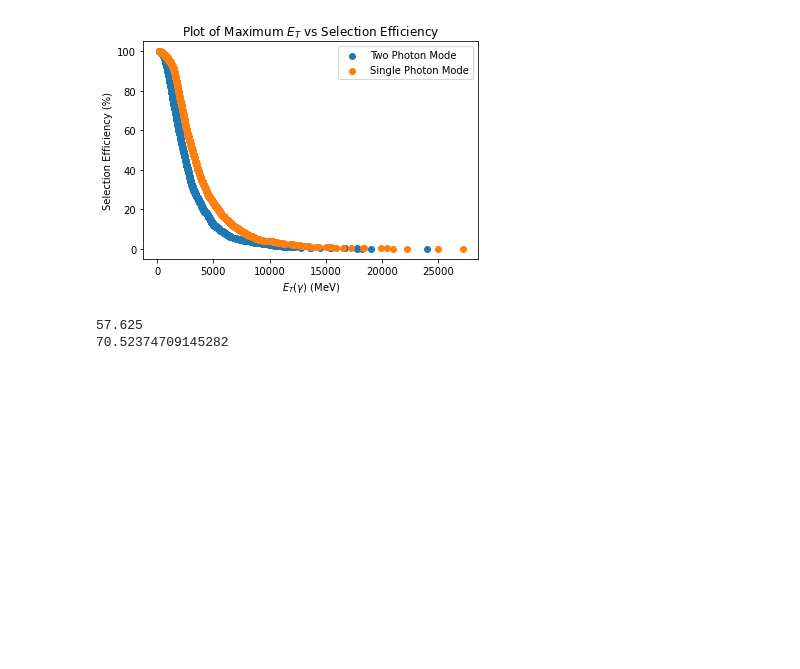
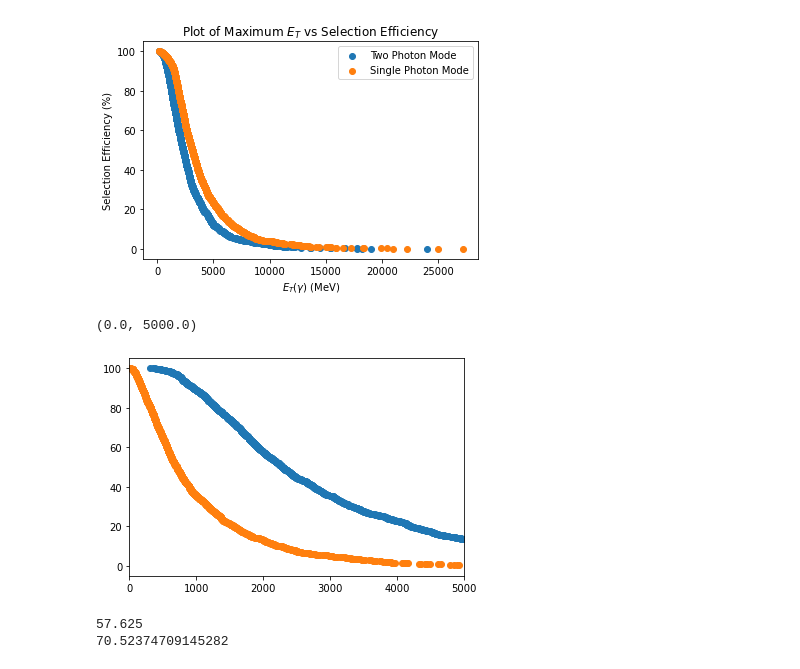
Before and after one commit to spemmaraju5/MSc-Physics-Monash-University, a Jupyter notebook: Research_Project/LHCb Starterkit/B_to_Kst_eta_eta_gamma_gamma/Signal Selection Efficiency Plots.ipynb, the cells around one changed output. Cells and saved outputs as stored; diff of their text form; code cells hidden in the pictures; blank space fills up the shorter version.

Commit message:
Updated signal selection plots code

```diff
--- a/Research_Project/LHCb Starterkit/B_to_Kst_eta_eta_gamma_gamma/Signal Selection Efficiency Plots.ipynb
+++ b/Research_Project/LHCb Starterkit/B_to_Kst_eta_eta_gamma_gamma/Signal Selection Efficiency Plots.ipynb
@@ -7,6 +7,7 @@ import pandas as pd
 import matplotlib.pyplot as plt
 
 datafile = ur.open("./DVntuple4.root")
+datafile_heavy = ur.open("./DVntupleHM.root")
 
 datafile.keys()
 events = datafile['MCDecayTreeTuple/MCDecayTree;1']
@@ -119,5 +120,54 @@ plt.legend(['Two Photon Mode', 'Single Photon Mode'])
 # %% [output]
 <matplotlib.legend.Legend at 0x...>
 [figure]
+# %%
+#Heavy mass plot code
+datafile_heavy.keys()
+heavy_events = datafile_heavy['MCDecayTreeTuple/MCDecayTree;1']
+heavy_gamma0_PT = heavy_events['gamma0_PT']
+heavy_gamma_PT = heavy_events['gamma_PT']
+
+heavy_gamma0_PT = heavy_gamma0_PT.array(library="np")
+heavy_gamma_PT = heavy_gamma_PT.array(library="np")
+heavy_max_horiz_axis = [] # List to store the maximum transverse energy of each photon pair
+heavy_min_horiz_axis = [] # List to store the maximum transverse momentum of each photon pair
+
+for i in range(len(heavy_gamma0_PT)):
+    heavy_max_horiz_axis.append(max(heavy_gamma0_PT[i], heavy_gamma_PT[i]))
+    heavy_min_horiz_axis.append(min(heavy_gamma0_PT[i], heavy_gamma_PT[i]))
+
+# Will be used as horizontal axis for corresponding plots
+heavy_max_horiz_axis = np.array(heavy_max_horiz_axis)
+heavy_min_horiz_axis = np.array(heavy_min_horiz_axis)
+
+#Compute signal selection efficiency
+
+heavy_max_ver_axis = []
+for i in range(len(heavy_max_horiz_axis)):
+    counter = 0
+    for j in range(len(heavy_gamma0_PT)):
+        if ((heavy_gamma0_PT[j] > heavy_max_horiz_axis[i]) or (heavy_gamma_PT[j] > heavy_max_horiz_axis[i])):
+            counter += 1
+    heavy_max_ver_axis.append(counter)
+
+heavy_max_ver_axis = np.array(heavy_max_ver_axis)
+heavy_max_ver_axis = heavy_max_ver_axis/16.29
+heavy_min_ver_axis = []
+for i in heavy_min_horiz_axis:
+    counter = 0
+    for j in range(len(heavy_gamma0_PT)):
+        if ((heavy_gamma0_PT[j] > i) and (heavy_gamma_PT[j] > i)):
+            counter += 1
+    heavy_min_ver_axis.append(counter)
+
+heavy_min_ver_axis = np.array(heavy_min_ver_axis)
+heavy_min_ver_axis = heavy_min_ver_axis/16.29
+plt.figure()
+plt.scatter(heavy_max_horiz_axis, heavy_max_ver_axis)
+plt.scatter(heavy_min_horiz_axis, heavy_min_ver_axis)
+plt.xlim(0,5000)
+# %% [output]
+(0.0, 5000.0)
+[figure, added]
 # %%
 plt.figure()
```
Also changed, not shown: parts of 3 cells of this notebook.
